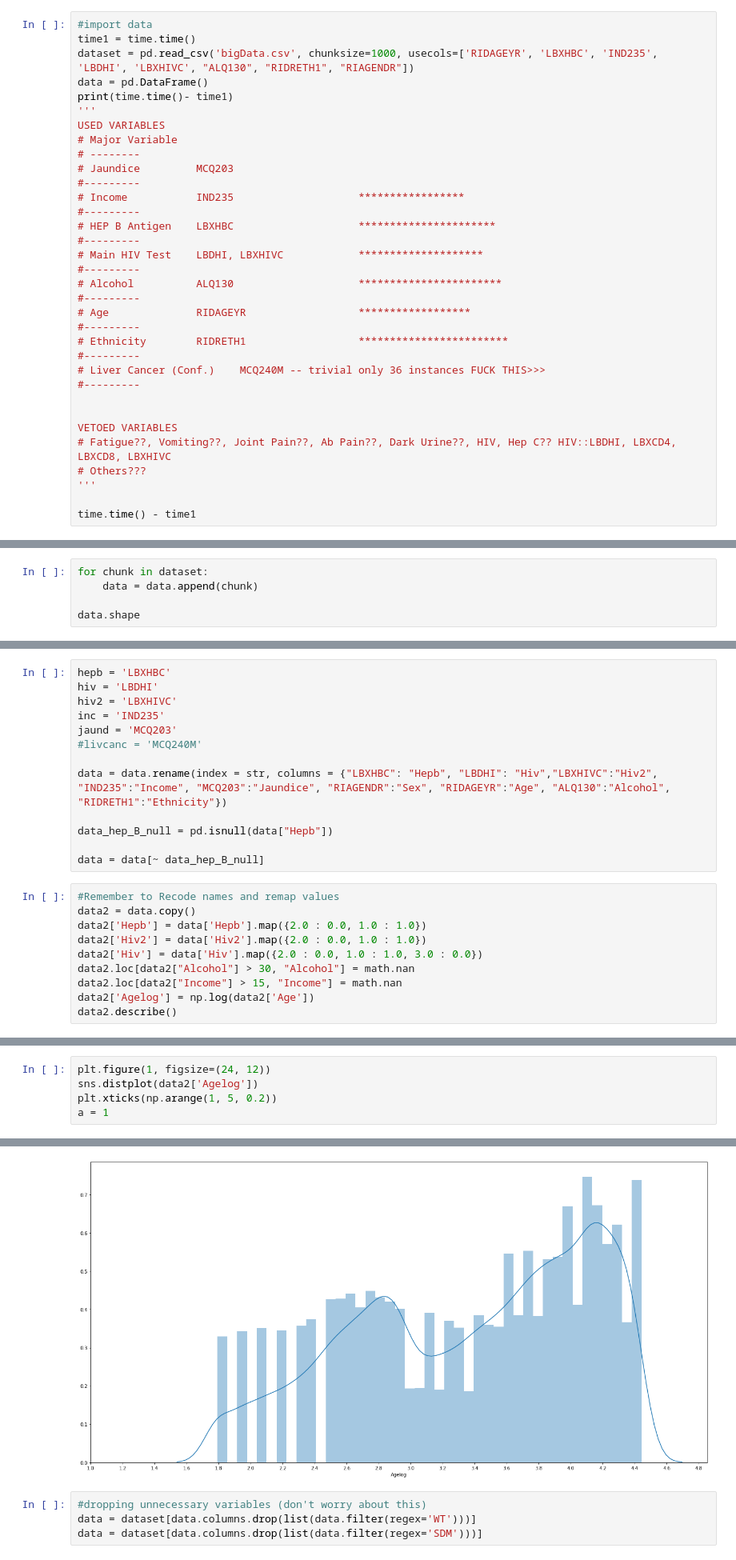
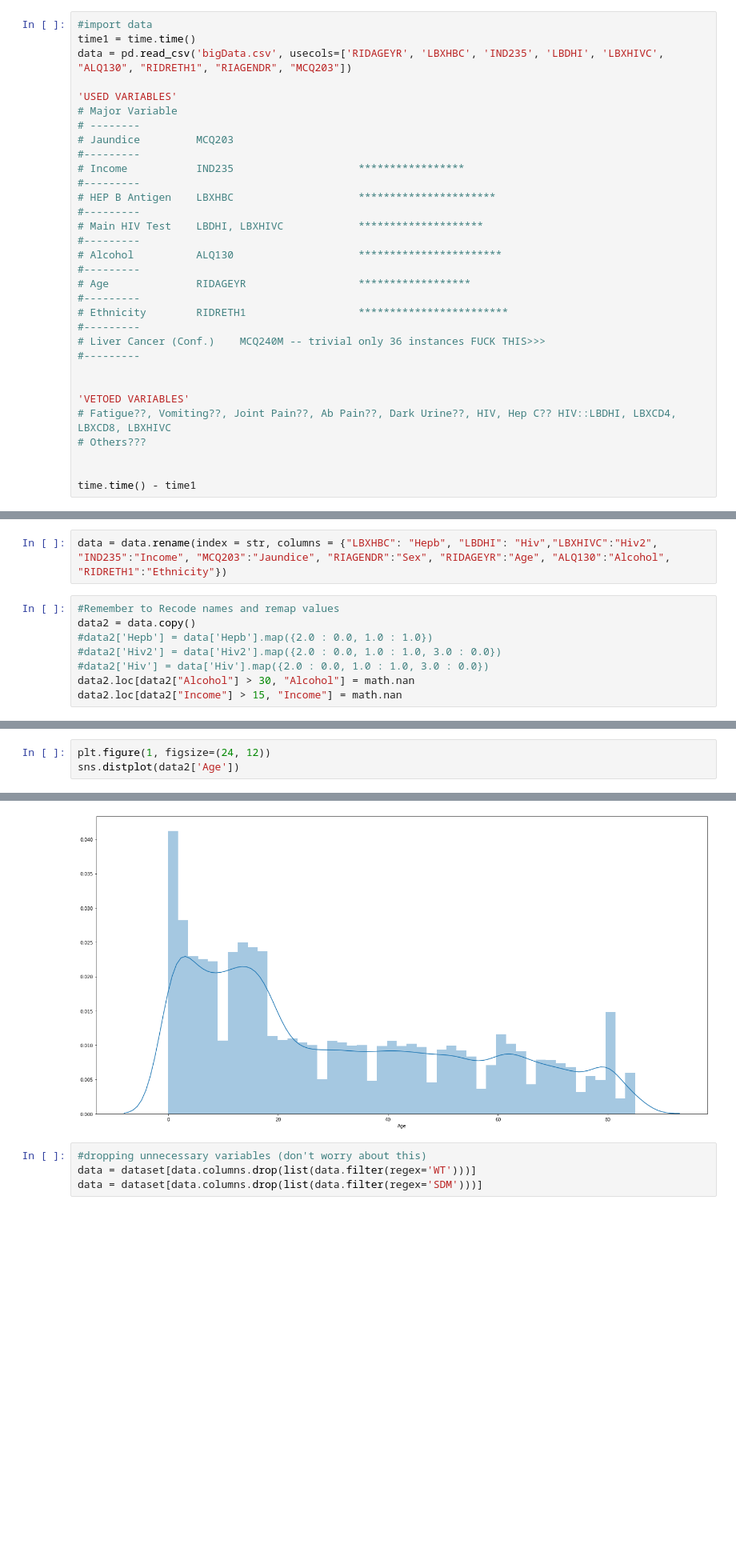
Before and after one commit to sMyn42/Week1Public, a Jupyter notebook: Challenge Problem Week 1-Student.ipynb, the cells around one changed output, grey strips where cells are left out. Shown: that part at 80% size. Cells and saved outputs as stored; diff of their text form; blank space fills up the shorter version.

```diff
--- a/Challenge Problem Week 1-Student.ipynb
+++ b/Challenge Problem Week 1-Student.ipynb
@@ -46,11 +46,9 @@ Read in the data set and look at the first ten lines
 # %%
 #import data
 time1 = time.time()
-dataset = pd.read_csv('bigData.csv', chunksize=1000, usecols=['RIDAGEYR', 'LBXHBC', 'IND235', 'LBDHI', 'LBXHIVC', "ALQ130", "RIDRETH1", "RIAGENDR"])
-data = pd.DataFrame()
-print(time.time()- time1)
-'''
-USED VARIABLES
+data = pd.read_csv('bigData.csv', usecols=['RIDAGEYR', 'LBXHBC', 'IND235', 'LBDHI', 'LBXHIVC', "ALQ130", "RIDRETH1", "RIAGENDR", "MCQ203"])
+
+'USED VARIABLES'
 # Major Variable
 # --------
 # Jaundice         MCQ203
@@ -71,10 +69,10 @@ USED VARIABLES
 #---------
 
 
-VETOED VARIABLES
+'VETOED VARIABLES'
 # Fatigue??, Vomiting??, Joint Pain??, Ab Pain??, Dark Urine??, HIV, Hep C?? HIV::LBDHI, LBXCD4, LBXCD8, LBXHIVC
 # Others???
-'''
+
 
 time.time() - time1
 # %% [output]
@@ -83,5 +79,0 @@ time.time() - time1
-# %%
-for chunk in dataset:
-    data = data.append(chunk)
-
-data.shape
@@ -90,23 +80,10 @@ data.shape
 # %%
-hepb = 'LBXHBC'
-hiv = 'LBDHI'
-hiv2 = 'LBXHIVC'
-inc = 'IND235'
-jaund = 'MCQ203'
-#livcanc = 'MCQ240M'
-
 data = data.rename(index = str, columns = {"LBXHBC": "Hepb", "LBDHI": "Hiv","LBXHIVC":"Hiv2", "IND235":"Income", "MCQ203":"Jaundice", "RIAGENDR":"Sex", "RIDAGEYR":"Age", "ALQ130":"Alcohol", "RIDRETH1":"Ethnicity"})
-
-data_hep_B_null = pd.isnull(data["Hepb"])
-
-data = data[~ data_hep_B_null]
 # %%
 #Remember to Recode names and remap values
 data2 = data.copy()
-data2['Hepb'] = data['Hepb'].map({2.0 : 0.0, 1.0 : 1.0})
-data2['Hiv2'] = data['Hiv2'].map({2.0 : 0.0, 1.0 : 1.0})
-data2['Hiv'] = data['Hiv'].map({2.0 : 0.0, 1.0 : 1.0, 3.0 : 0.0})
+#data2['Hepb'] = data['Hepb'].map({2.0 : 0.0, 1.0 : 1.0})
+#data2['Hiv2'] = data['Hiv2'].map({2.0 : 0.0, 1.0 : 1.0, 3.0 : 0.0})
+#data2['Hiv'] = data['Hiv'].map({2.0 : 0.0, 1.0 : 1.0, 3.0 : 0.0})
 data2.loc[data2["Alcohol"] > 30, "Alcohol"] = math.nan
 data2.loc[data2["Income"] > 15, "Income"] = math.nan
-data2['Agelog'] = np.log(data2['Age'])
-data2.describe()
@@ -123,6 +90,4 @@ data2.describe()
 # %%
 plt.figure(1, figsize=(24, 12))
-sns.distplot(data2['Agelog'])
-plt.xticks(np.arange(1, 5, 0.2))
-a = 1
+sns.distplot(data2['Age'])
 # %% [output]
@@ -129,4 +95,4 @@ a = 1
-[figure, old version]
+[figure, new version]
 # %%
 #dropping unnecessary variables (don't worry about this)
 data = dataset[data.columns.drop(list(data.filter(regex='WT')))]
```
Also changed, not shown: parts of 29 cells of this notebook, 1 other file.
